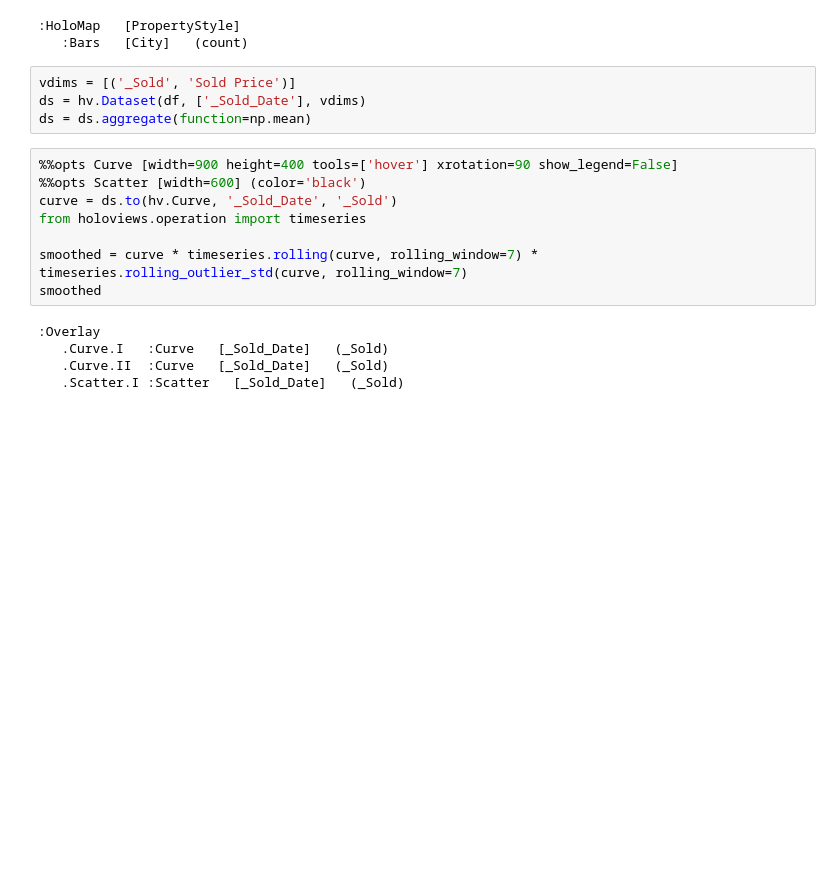
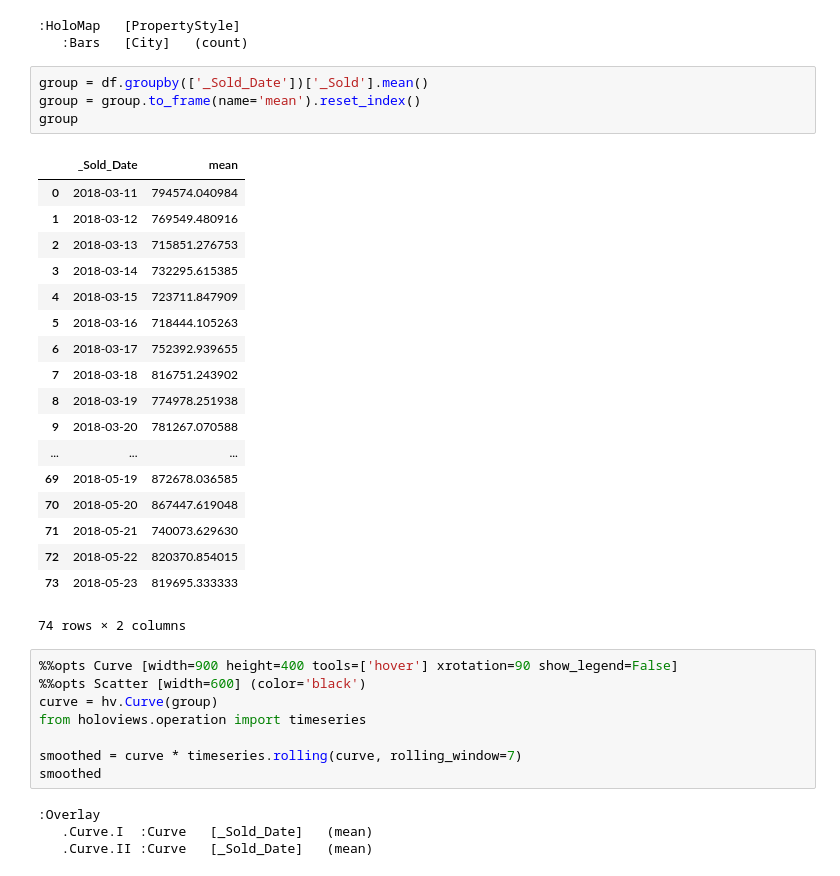
Before and after one commit to kzabashta/toronto-housing, a Jupyter notebook: analysis.ipynb, the cells around one changed output. Saved outputs shown, nothing was run; the diff lists cells and outputs as text; blank space fills up the shorter version.

```diff
--- a/analysis.ipynb
+++ b/analysis.ipynb
@@ -82,20 +88,38 @@ ds.to(hv.Bars, 'City', 'count')
 # %% [output]
 :HoloMap   [PropertyStyle]
    :Bars   [City]   (count)
-# %%
-vdims = [('_Sold', 'Sold Price')]
-ds = hv.Dataset(df, ['_Sold_Date'], vdims)
-ds = ds.aggregate(function=np.mean)
+# %%
+group = df.groupby(['_Sold_Date'])['_Sold'].mean()
+group = group.to_frame(name='mean').reset_index()
+group
+# %% [output]
+|  | _Sold_Date | mean |
+| 0 | 2018-03-11 | 794574.040984 |
+| 1 | 2018-03-12 | 769549.480916 |
+| 2 | 2018-03-13 | 715851.276753 |
+| 3 | 2018-03-14 | 732295.615385 |
+| 4 | 2018-03-15 | 723711.847909 |
+| 5 | 2018-03-16 | 718444.105263 |
+| 6 | 2018-03-17 | 752392.939655 |
+| 7 | 2018-03-18 | 816751.243902 |
+| 8 | 2018-03-19 | 774978.251938 |
+| 9 | 2018-03-20 | 781267.070588 |
+| ... | ... | ... |
+| 69 | 2018-05-19 | 872678.036585 |
+| 70 | 2018-05-20 | 867447.619048 |
+| 71 | 2018-05-21 | 740073.629630 |
+| 72 | 2018-05-22 | 820370.854015 |
+| 73 | 2018-05-23 | 819695.333333 |
+74 rows × 2 columns
 # %%
 %%opts Curve [width=900 height=400 tools=['hover'] xrotation=90 show_legend=False]
 %%opts Scatter [width=600] (color='black')
-curve = ds.to(hv.Curve, '_Sold_Date', '_Sold')
+curve = hv.Curve(group)
 from holoviews.operation import timeseries
 
-smoothed = curve * timeseries.rolling(curve, rolling_window=7) * timeseries.rolling_outlier_std(curve, rolling_window=7)
+smoothed = curve * timeseries.rolling(curve, rolling_window=7)
 smoothed
 # %% [output]
 :Overlay
-   .Curve.I   :Curve   [_Sold_Date]   (_Sold)
-   .Curve.II  :Curve   [_Sold_Date]   (_Sold)
-   .Scatter.I :Scatter   [_Sold_Date]   (_Sold)
+   .Curve.I  :Curve   [_Sold_Date]   (mean)
+   .Curve.II :Curve   [_Sold_Date]   (mean)
```
Also changed, not shown: parts of 5 cells of this notebook, 4 other files.
